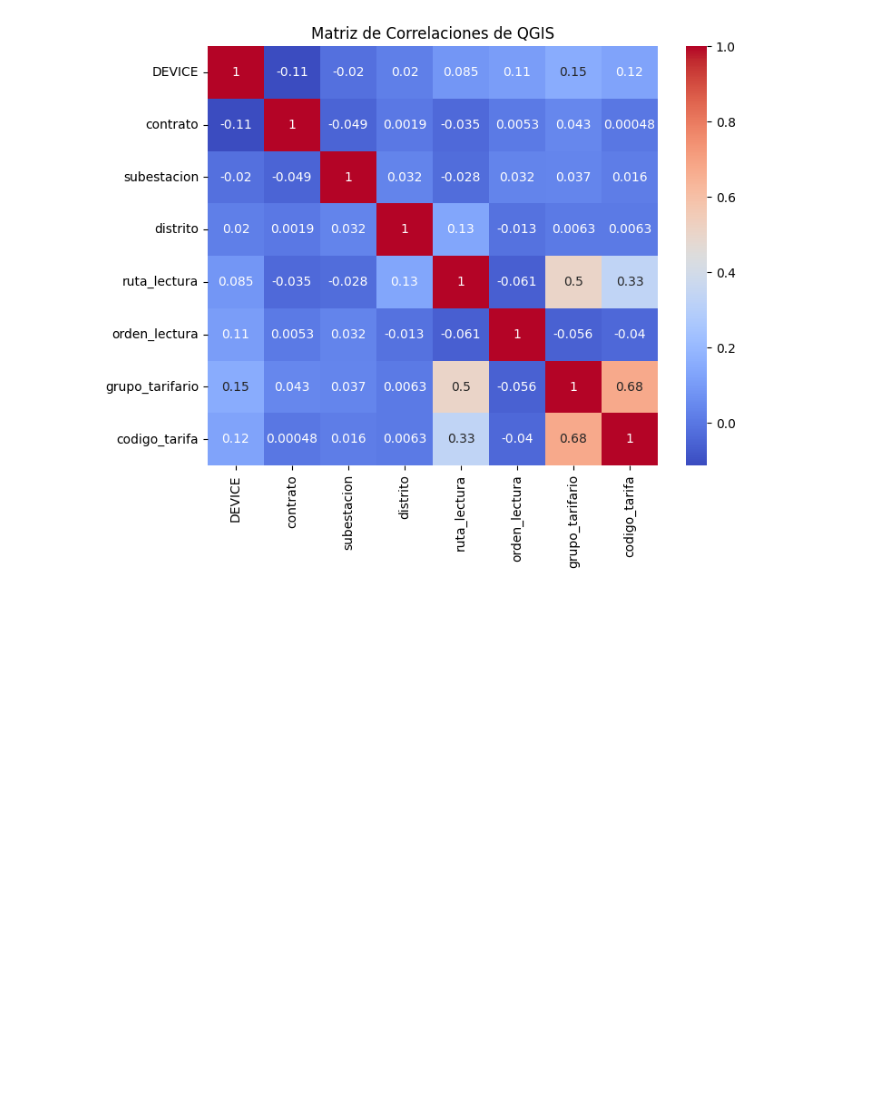
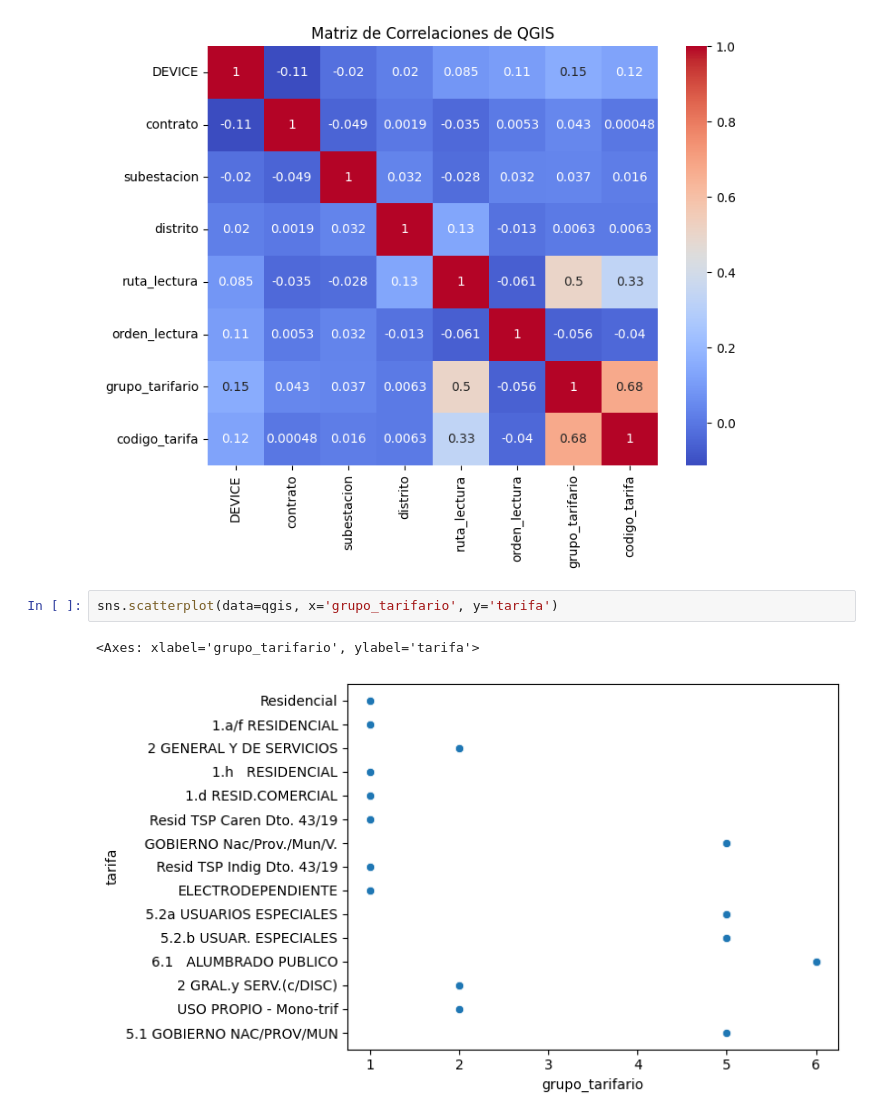
Before and after one commit to pasollipaula/DiplodatosMentoria, a Jupyter notebook: carga_datasets.ipynb, the cells around one changed output. Cells and saved outputs as stored; diff of their text form; blank space fills up the shorter version.

```diff
--- a/carga_datasets.ipynb
+++ b/carga_datasets.ipynb
@@ -621,3 +605,8 @@ plt.title('Matriz de Correlaciones de QGIS')
 plt.show()
 # %% [output]
 [figure]
+# %%
+sns.scatterplot(data=qgis, x='grupo_tarifario', y='tarifa')
+# %% [output]
+<Axes: xlabel='grupo_tarifario', ylabel='tarifa'>
+[figure, added]
```
Also changed, not shown: parts of 5 cells of this notebook.
